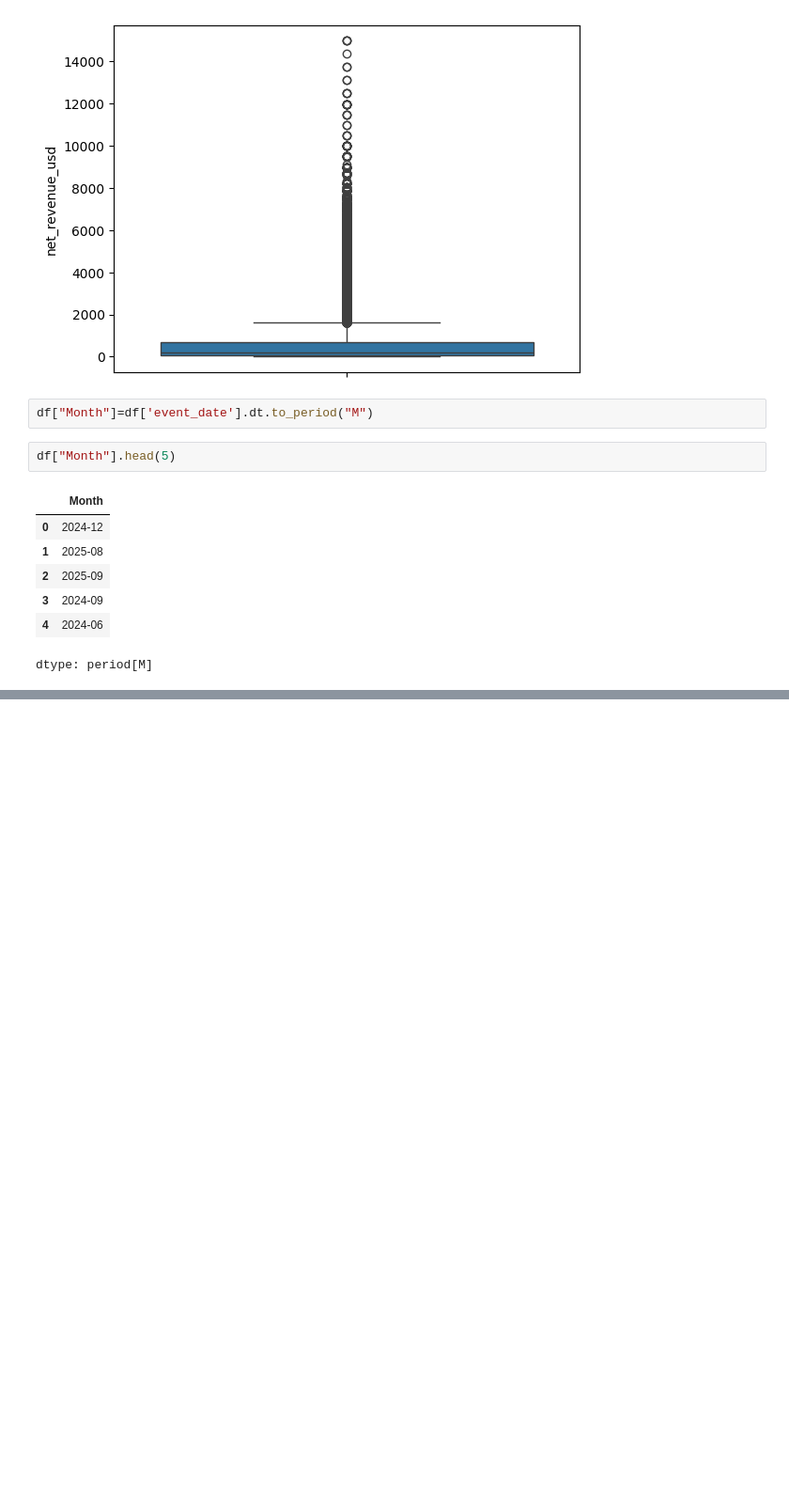
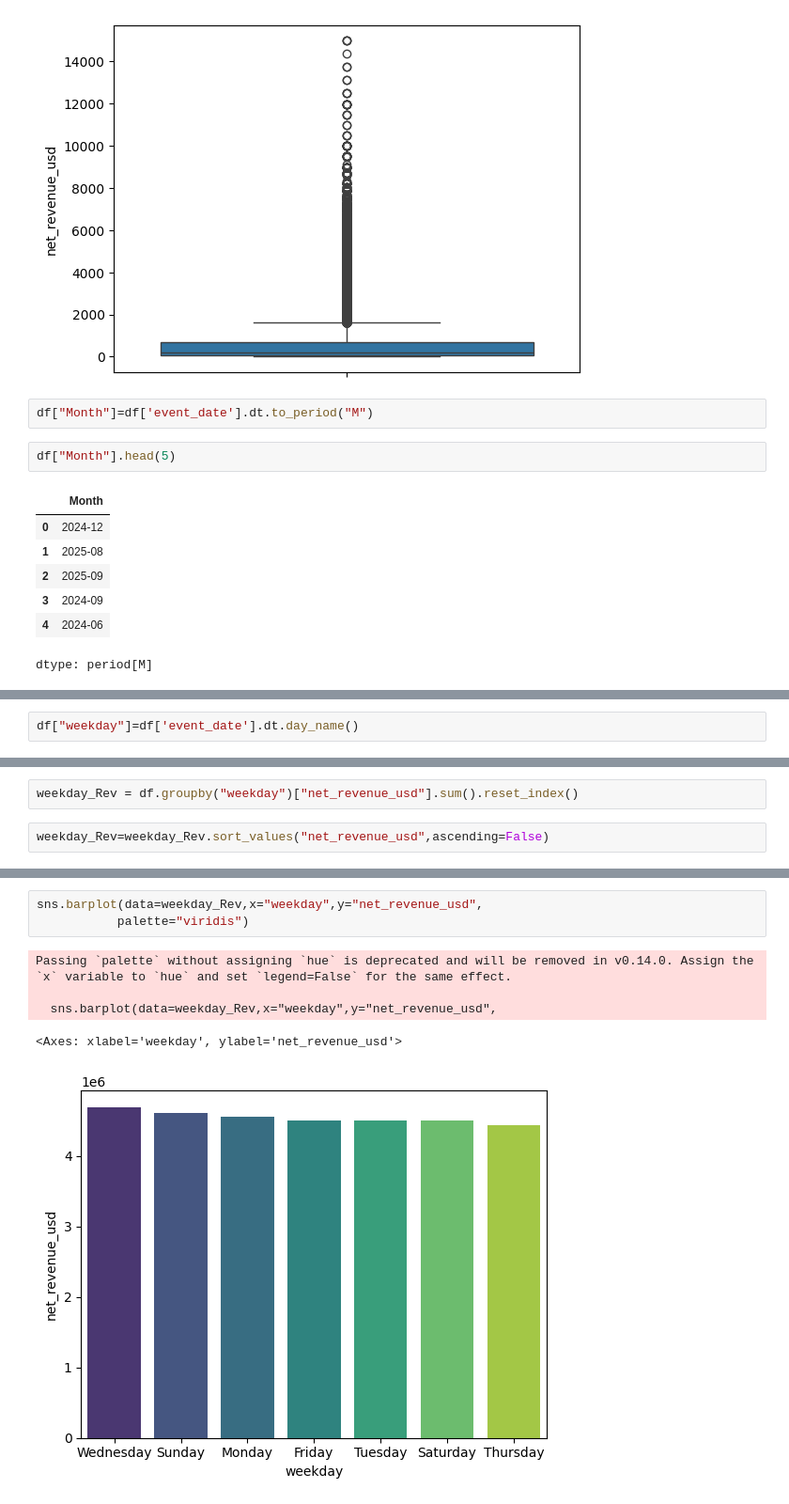
Before and after one commit to mrpradip098-hue/data-analyst-notes, a Jupyter notebook: Python/E_Com (1).ipynb, the cells around one changed output, grey strips where cells are left out. Shown at 94% size. Cells and saved outputs as stored; diff of their text form; blank space fills up the shorter version.

```diff
--- a/Python/E_Com (1).ipynb
+++ b/Python/E_Com (1).ipynb
@@ -627,0 +710,2 @@ dtype: period[M]
+# %%
+df["weekday"]=df['event_date'].dt.day_name()
@@ -627,0 +718,4 @@ dtype: period[M]
+# %%
+weekday_Rev = df.groupby("weekday")["net_revenue_usd"].sum().reset_index()
+# %%
+weekday_Rev=weekday_Rev.sort_values("net_revenue_usd",ascending=False)
@@ -627,0 +733,9 @@ dtype: period[M]
+# %%
+sns.barplot(data=weekday_Rev,x="weekday",y="net_revenue_usd",
+           palette="viridis")
+# %% [output]
+Passing `palette` without assigning `hue` is deprecated and will be removed in v0.14.0. Assign the `x` variable to `hue` and set `legend=False` for the same effect.
+
+  sns.barplot(data=weekday_Rev,x="weekday",y="net_revenue_usd",
+<Axes: xlabel='weekday', ylabel='net_revenue_usd'>
+[figure, added]
```
Also changed, not shown: parts of 14 cells of this notebook.
